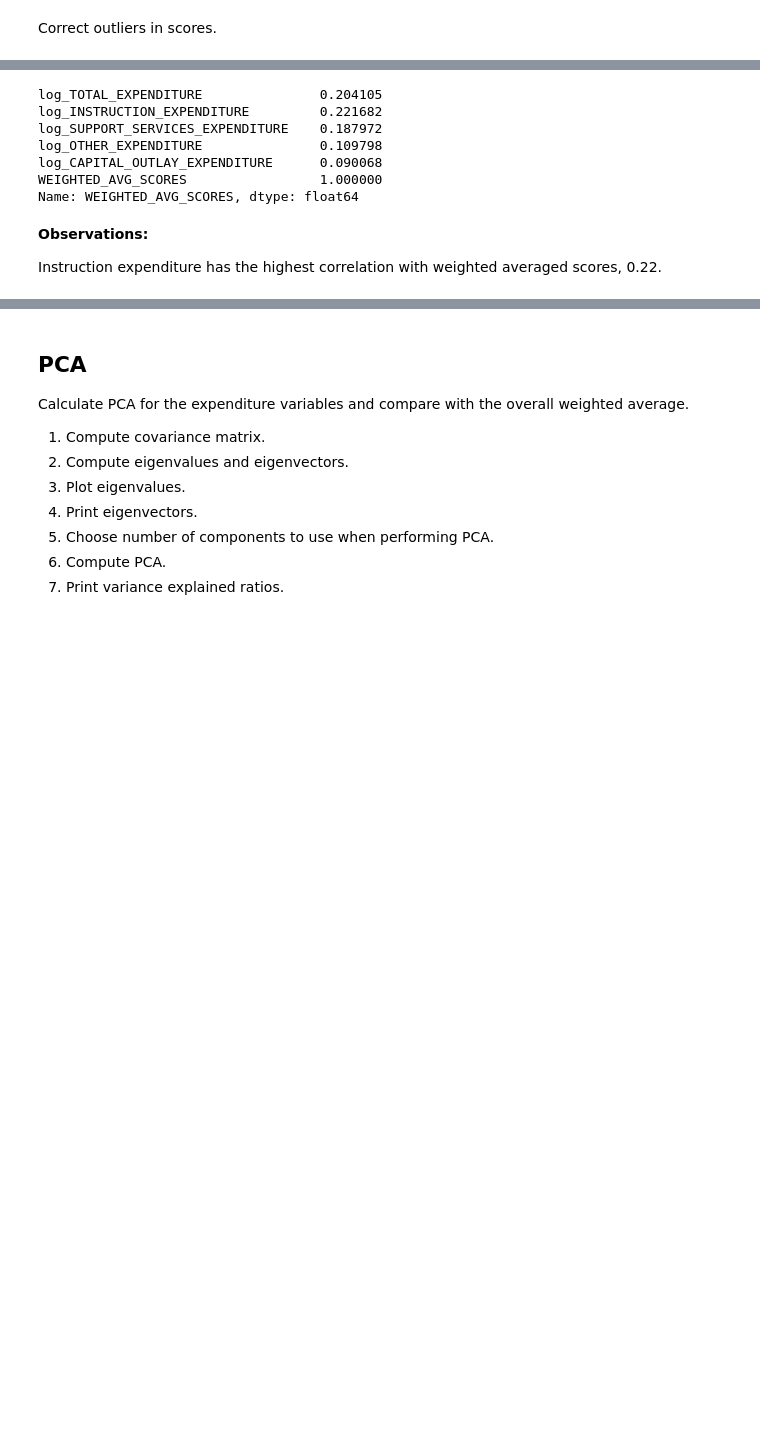
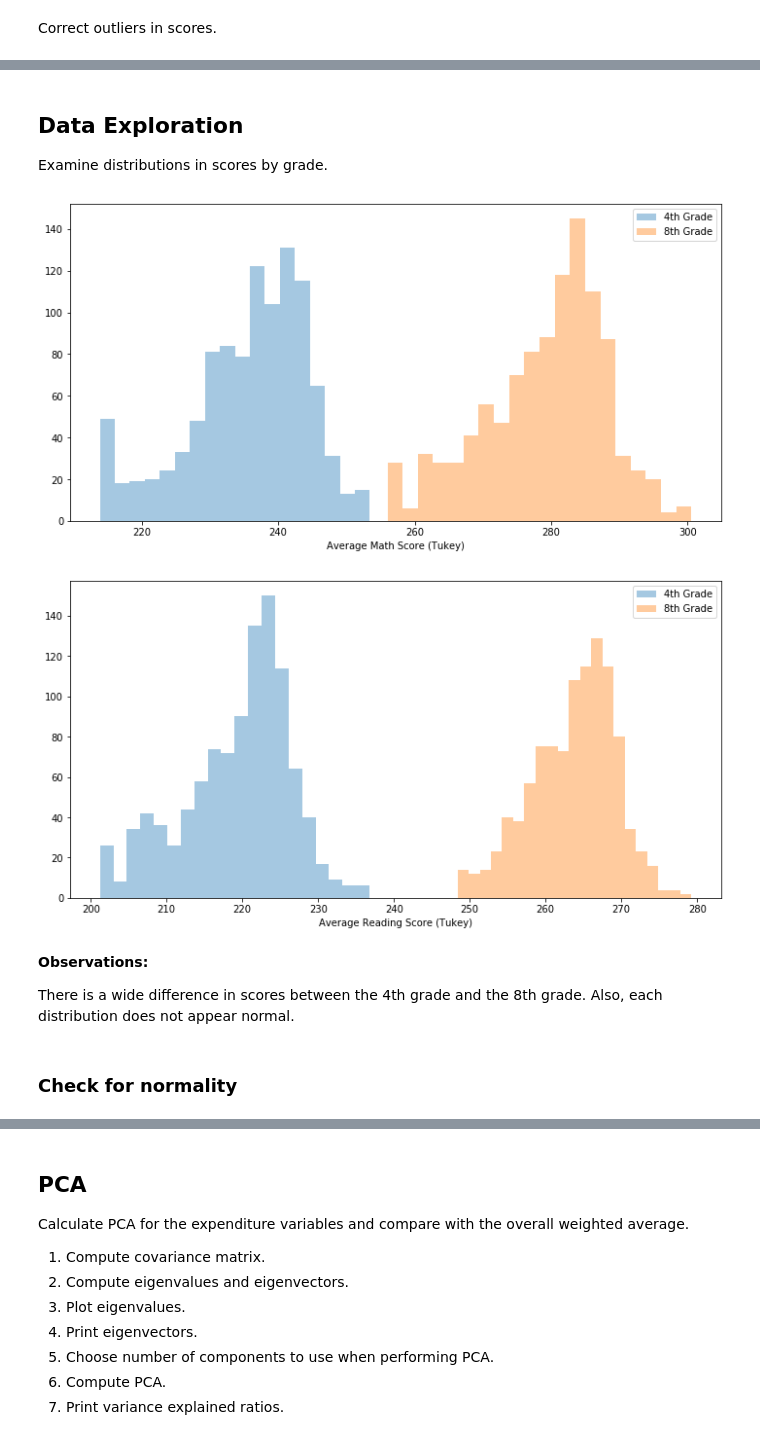
Before and after one commit to dmclark53/thinkful, a Jupyter notebook: Module_17/Feature_engineering_2-dimensionality_and_PCA/Feature_engineering_2-dimensionality_and_PCA.ipynb, the cells around one changed output, grey strips where cells are left out. Drawn from its saved outputs; the diff is of its cells as text; code cells hidden in the pictures; blank space fills up the shorter version.

```diff
--- a/Module_17/Feature_engineering_2-dimensionality_and_PCA/Feature_engineering_2-dimensionality_and_PCA.ipynb
+++ b/Module_17/Feature_engineering_2-dimensionality_and_PCA/Feature_engineering_2-dimensionality_and_PCA.ipynb
@@ -229,3 +217,9 @@ df_subset = correct_outliers(df_subset, scores_columns)
+# %%
+columns = []
+columns += corrected_score_columns  # score columns
+columns += log_expenditure_columns  # expenditure columns
+columns += ['GRADES_4_G', 'GRADES_8_G']  # grade columns
+df_subset = df_subset.loc[:, columns].copy()
 # %%
 df_subset.info()
 # %% [output]
@@ -296,2 +241,0 @@ def compute_average_weighted_scores(df):
-# %%
-df_subset = compute_average_weighted_scores(df_subset)
@@ -332,14 +242,25 @@ df_standard.describe()
-# %%
-df_standard.corr()['WEIGHTED_AVG_SCORES']
-# %% [output]
-log_TOTAL_EXPENDITURE               0.204105
-log_INSTRUCTION_EXPENDITURE         0.221682
-log_SUPPORT_SERVICES_EXPENDITURE    0.187972
-log_OTHER_EXPENDITURE               0.109798
-log_CAPITAL_OUTLAY_EXPENDITURE      0.090068
-WEIGHTED_AVG_SCORES                 1.000000
-Name: WEIGHTED_AVG_SCORES, dtype: float64
-# %% [markdown]
-**Observations:**
-
-Instruction expenditure has the highest correlation with weighted averaged scores, 0.22.
+# %% [markdown]
+## Data Exploration
+Examine distributions in scores by grade.
+# %%
+def plot_score_distributions(df, prefix):
+    score_types = ['math', 'reading']
+    grades = [4, 8]
+    for score_type in score_types:
+        f, axes = plt.subplots(1, 1, figsize=(12, 6))
+        for grade in grades:
+            sns.distplot(df_subset[f'{prefix}_AVG_{score_type.upper()}_{grade}_SCORE'], kde=False, ax=axes)
+        plt.legend([f'{x}th Grade' for x in grades])
+        plt.xlabel(f'Average {score_type.title()} Score ({prefix.title()})')
+        plt.show()
+# %%
+plot_score_distributions(df_subset, 'tukey')
+# %% [output]
+[figure, added]
+[figure, added]
+# %% [markdown]
+**Observations:**
+
+There is a wide difference in scores between the 4th grade and the 8th grade. Also, each distribution does not appear normal.
+# %% [markdown]
+### Check for normality
```
Also changed, not shown: parts of 67 cells of this notebook.
